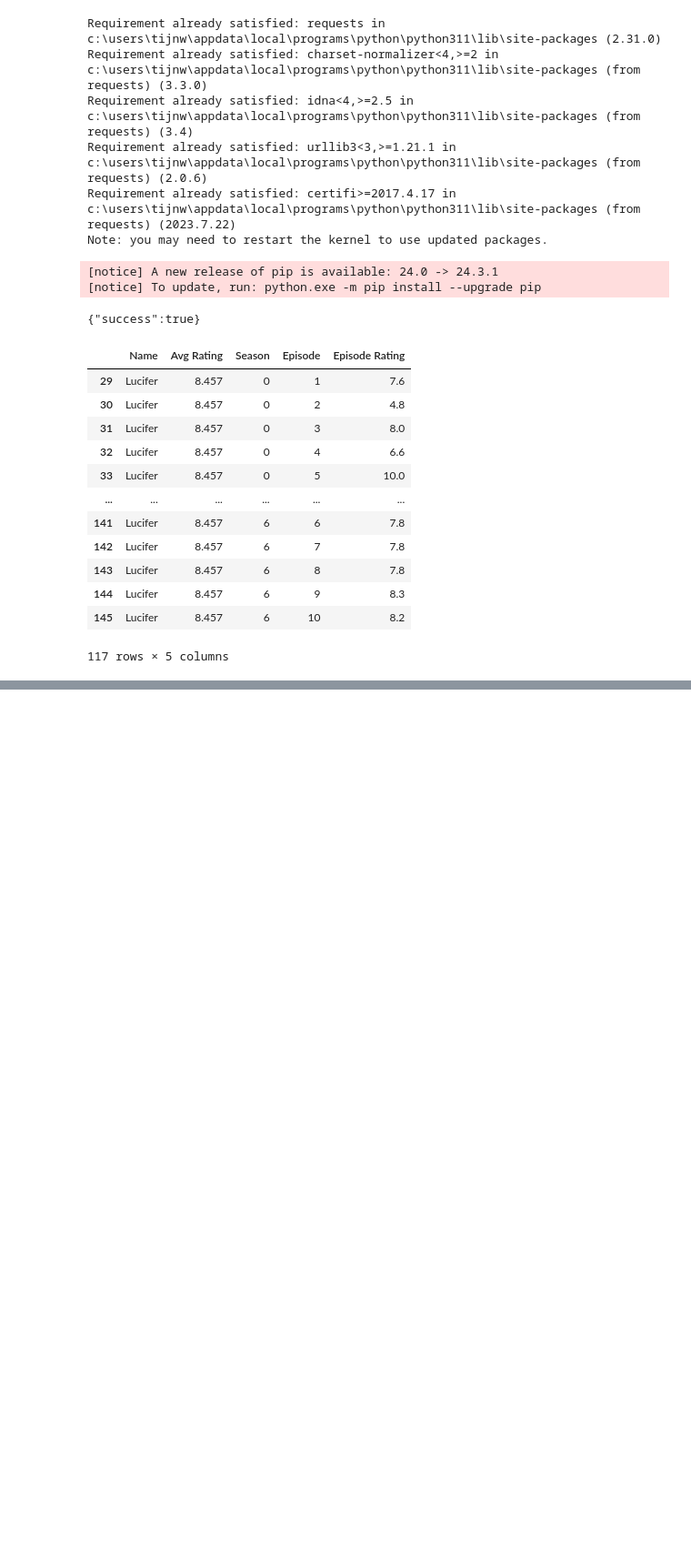
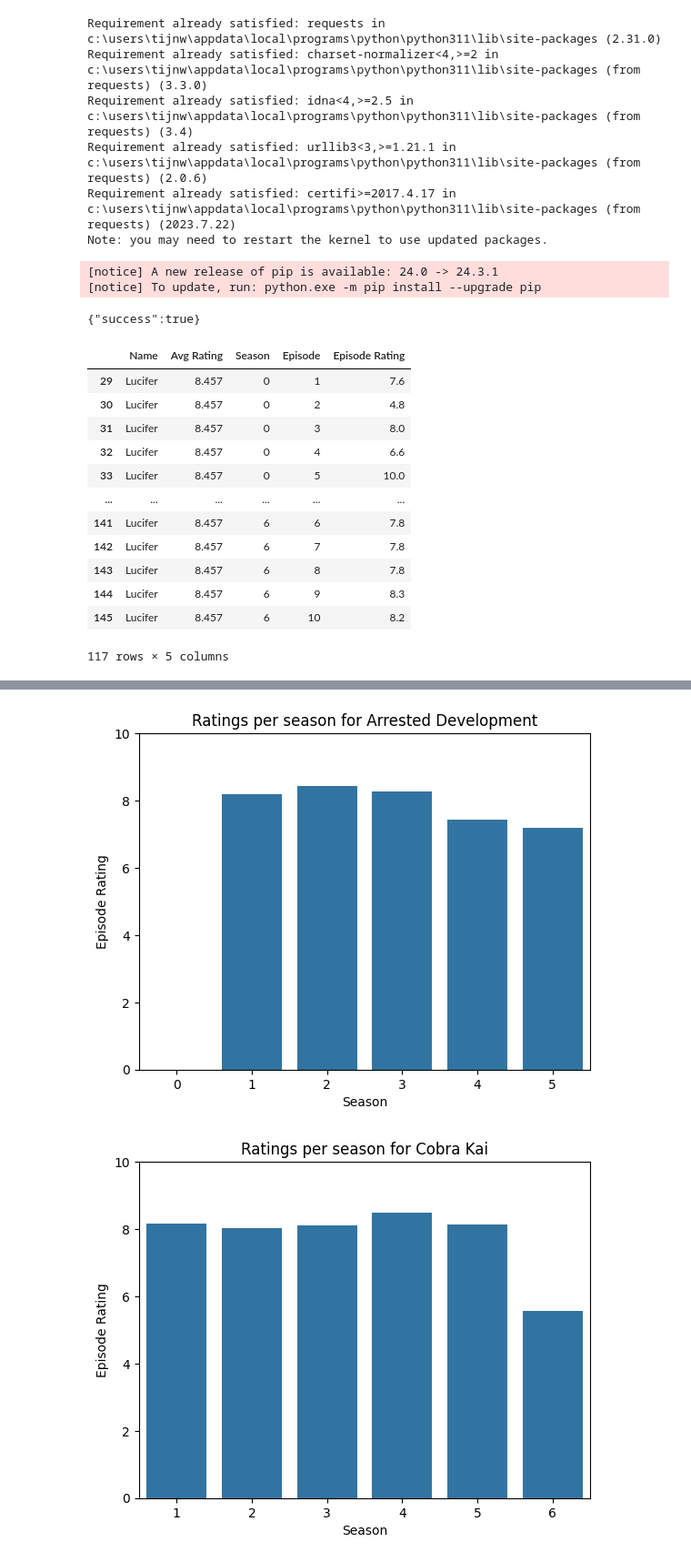
Before and after one commit to Tijnwy/DataIII, a Jupyter notebook: api.ipynb, the cells around one changed output, grey strips where cells are left out. Shown: that part at 91% size. Cells and saved outputs as stored; diff of their text form; code cells hidden in the pictures; blank space fills up the shorter version.

Commit message:
grafieken voor rating per seizoen

```diff
--- a/api.ipynb
+++ b/api.ipynb
@@ -114,0 +108,3 @@ Name: count, dtype: int64
+# %%
+rating_per_season = df.groupby(['Name', 'Season'])['Episode Rating'].mean()
+df_rating_per_season = pd.DataFrame(rating_per_season.rename('Avg Season Rating'))
@@ -114,0 +130,9 @@ Name: count, dtype: int64
+# %%
+for name in df_rating_per_season.index.get_level_values('Name').unique():
+    sns.barplot(df_rating_per_season[name])
+    plt.title('Ratings per season for ' + name)
+    plt.ylim(0, 10)
+    plt.show()
+# %% [output]
+[figure, added]
+[figure, added]
```
Also changed, not shown: parts of 6 cells of this notebook.
